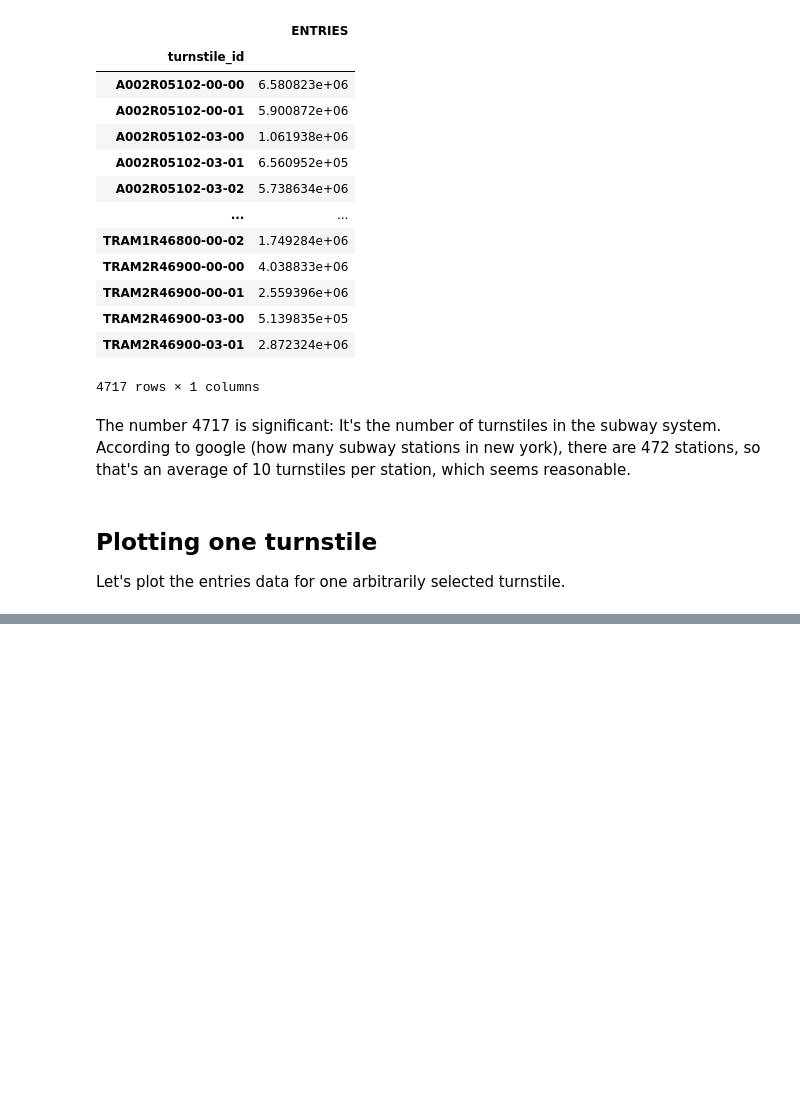
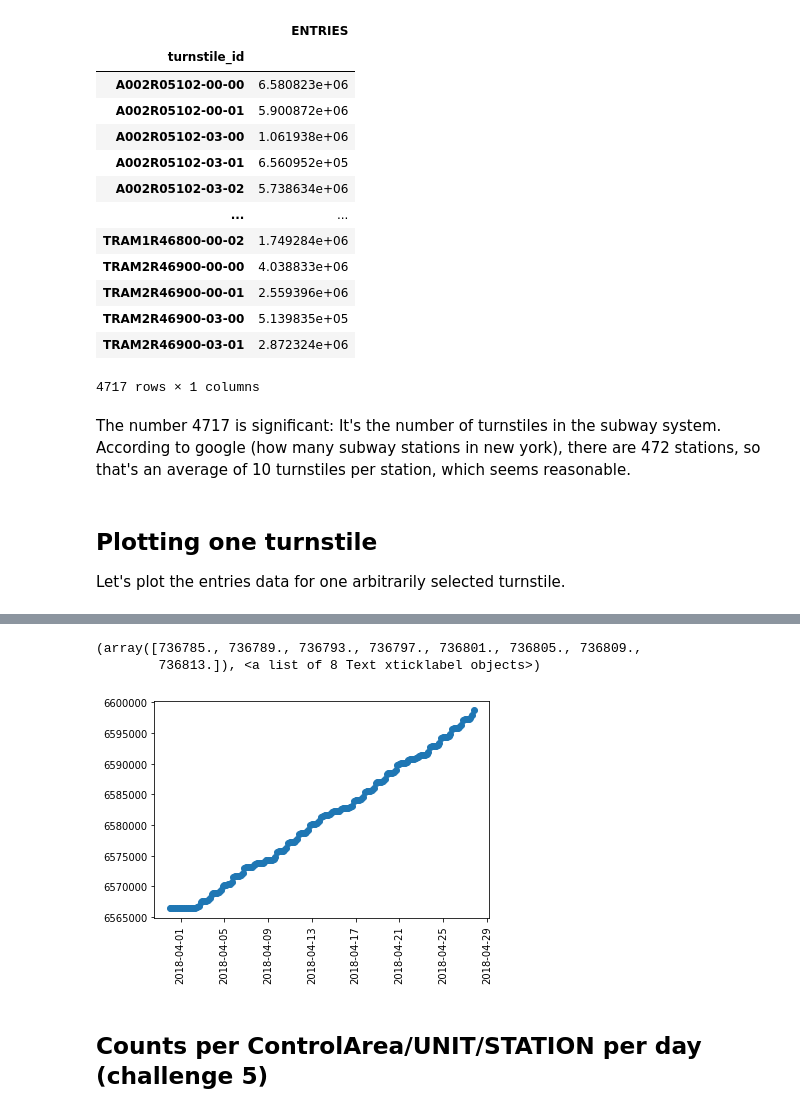
Before and after one commit to ekand/mtacular, a Jupyter notebook: notebooks/ekand_eda.ipynb, the cells around one changed output, grey strips where cells are left out. Saved outputs shown, nothing was run; the diff lists cells and outputs as text; code cells hidden in the pictures; blank space fills up the shorter version.

```diff
--- a/notebooks/ekand_eda.ipynb
+++ b/notebooks/ekand_eda.ipynb
@@ -116,0 +120,11 @@ turnstile_0['ENTRIES'].plot()
+# %%
+df = mta
+turnstile_0 = df[ (df['CA'] == 'A002') & (df['UNIT'] == 'R051') & (df['SCP'] == '02-00-00') & (df['STATION'] == '59 ST')]
+plt.plot_date(turnstile_0['datetime'],turnstile_0['ENTRIES'],xdate=True,ydate=False)
+plt.xticks(rotation='vertical')
+# %% [output]
+(array([736785., 736789., 736793., 736797., 736801., 736805., 736809.,
+        736813.]), <a list of 8 Text xticklabel objects>)
+[figure, added]
+# %% [markdown]
+## Counts per ControlArea/UNIT/STATION per day (challenge 5)
```
Also changed, not shown: parts of 16 cells of this notebook, 2 other files.
